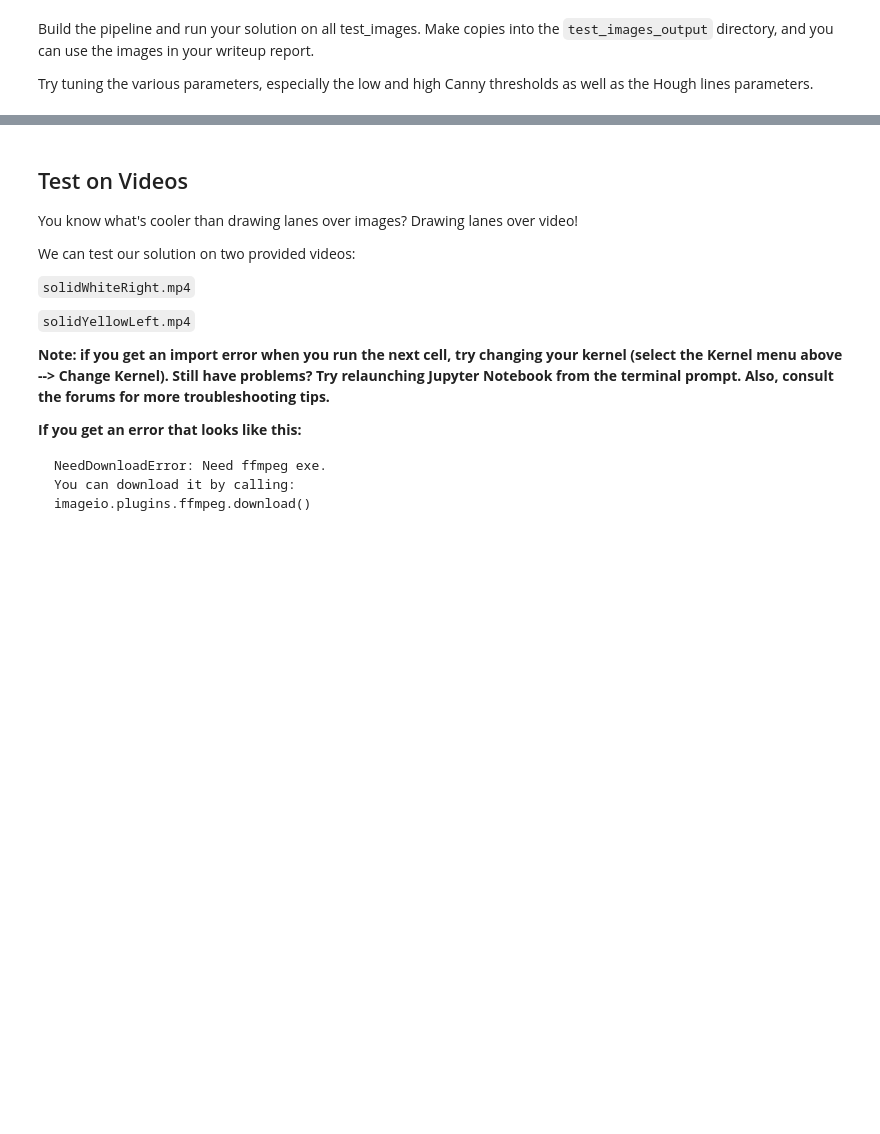
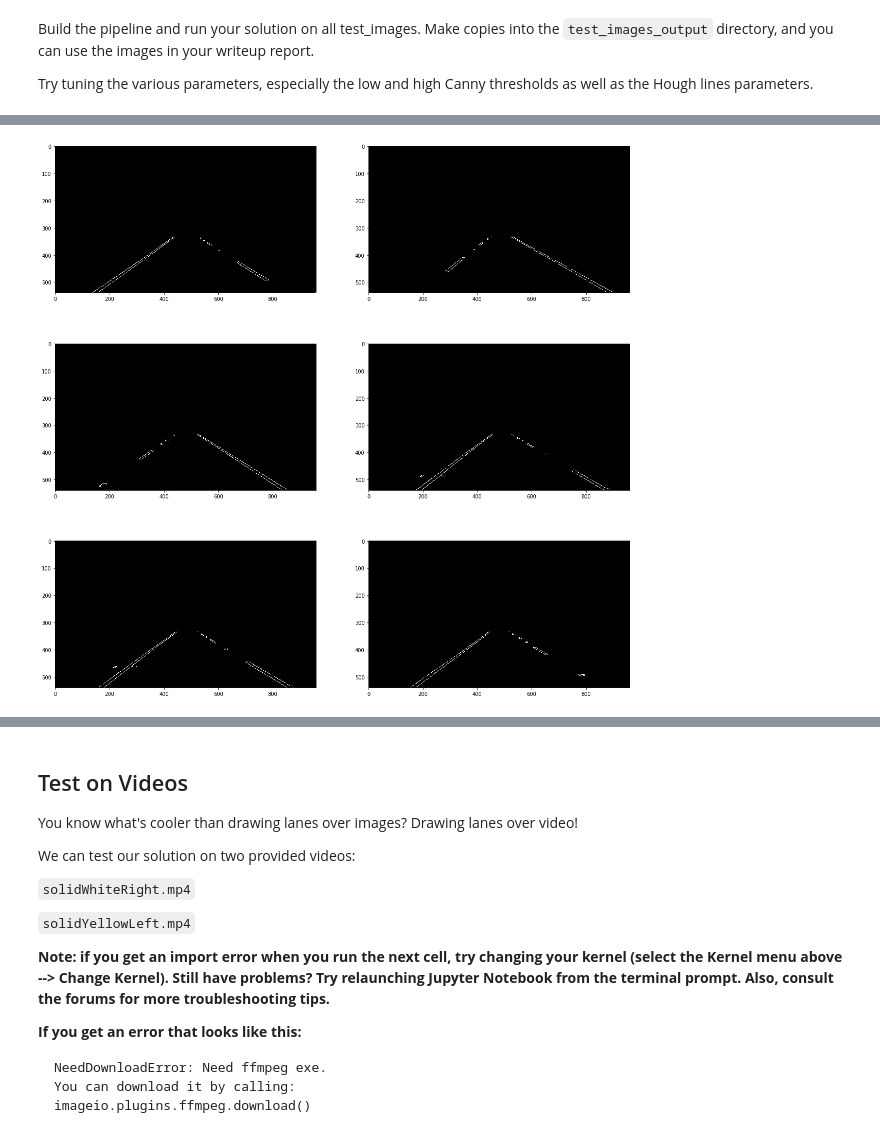
Before and after one commit to lexavtanke/CarND-LaneLines-P1, a Jupyter notebook: P1.ipynb, the cells around one changed output, grey strips where cells are left out. Cells and saved outputs as stored; diff of their text form; code cells hidden in the pictures; blank space fills up the shorter version.

```diff
--- a/P1.ipynb
+++ b/P1.ipynb
@@ -344,0 +249,13 @@ plt.show(masked_edges.all())
+# %%
+# apply mask to images
+height_mask = 335
+imshape = image.shape
+vertices = np.array([[(0, imshape[0]),(480-50, height_mask),
+                      (480+50, height_mask), (imshape[1],imshape[0])]], dtype=np.int32)
+masked_list = []
+for i in range(len(canny_list)):
+    masked_list.append(region_of_interest(canny_list[i], vertices))
+
+show_batch_gray(masked_list)
+# %% [output]
+[figure, added]
```
Also changed, not shown: parts of 15 cells of this notebook.
